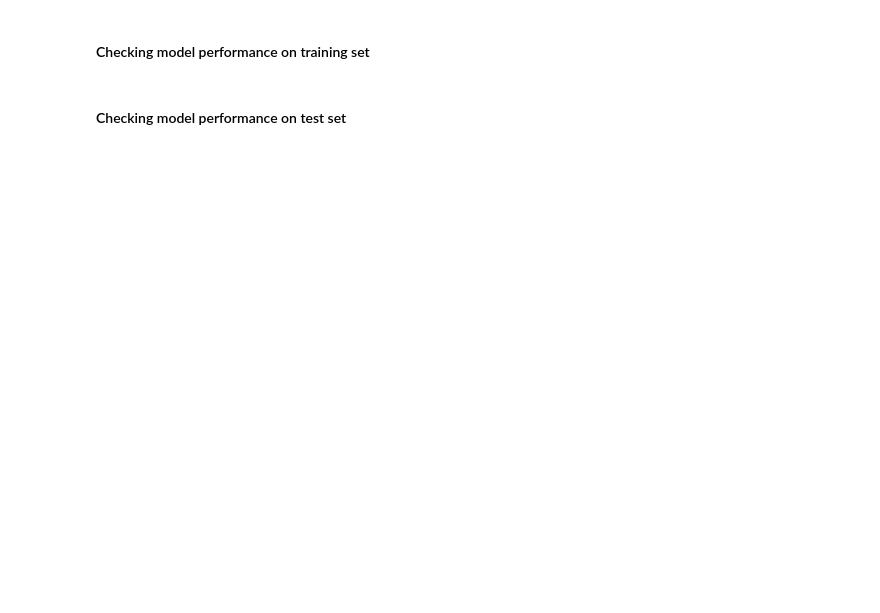
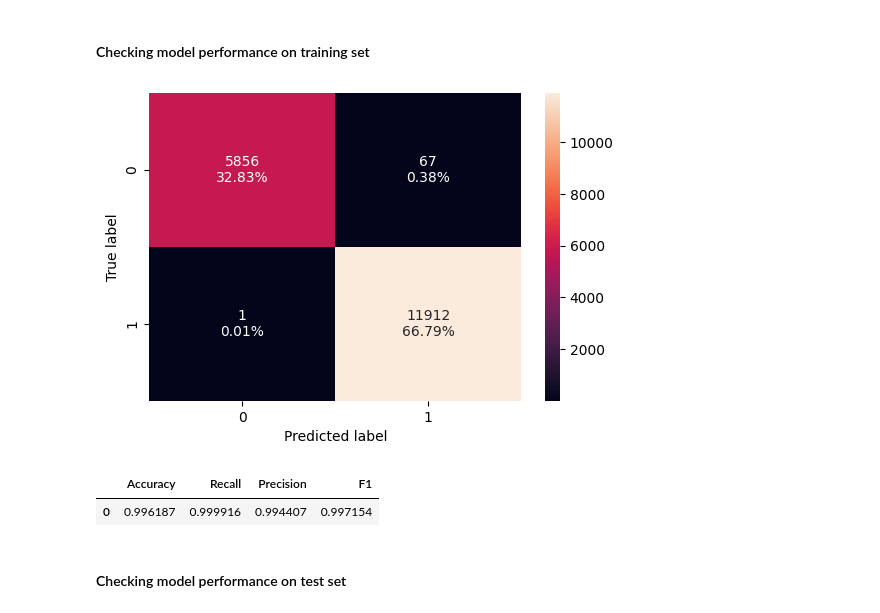
Before and after one commit to atxtori/ActionsExercise, a Jupyter notebook: AJordan__DSBA_Project_EasyVisa_LowCode.ipynb, the cells around one changed output. Cells and saved outputs as stored; diff of their text form; code cells hidden in the pictures; blank space fills up the shorter version.

```diff
--- a/AJordan__DSBA_Project_EasyVisa_LowCode.ipynb
+++ b/AJordan__DSBA_Project_EasyVisa_LowCode.ipynb
@@ -959,3 +982,14 @@ bagging_estimator_tuned_model_train_perf
+# %%
+# Create confusion matrix for train data
+confusion_matrix_sklearn(bagging_estimator_tuned, X_train, y_train)
+# %% [output]
+[figure, added]
+# %%
+bagging_estimator_tuned_model_train_perf = model_performance_classification_sklearn(bagging_estimator_tuned, X_train, y_train)
+bagging_estimator_tuned_model_train_perf
+# %% [output]
+|  | Accuracy | Recall | Precision | F1 |
+| 0 | 0.996187 | 0.999916 | 0.994407 | 0.997154 |
 # %% [markdown]
 #### Checking model performance on test set
 # %%
```
Also changed, not shown: parts of 74 cells of this notebook.
